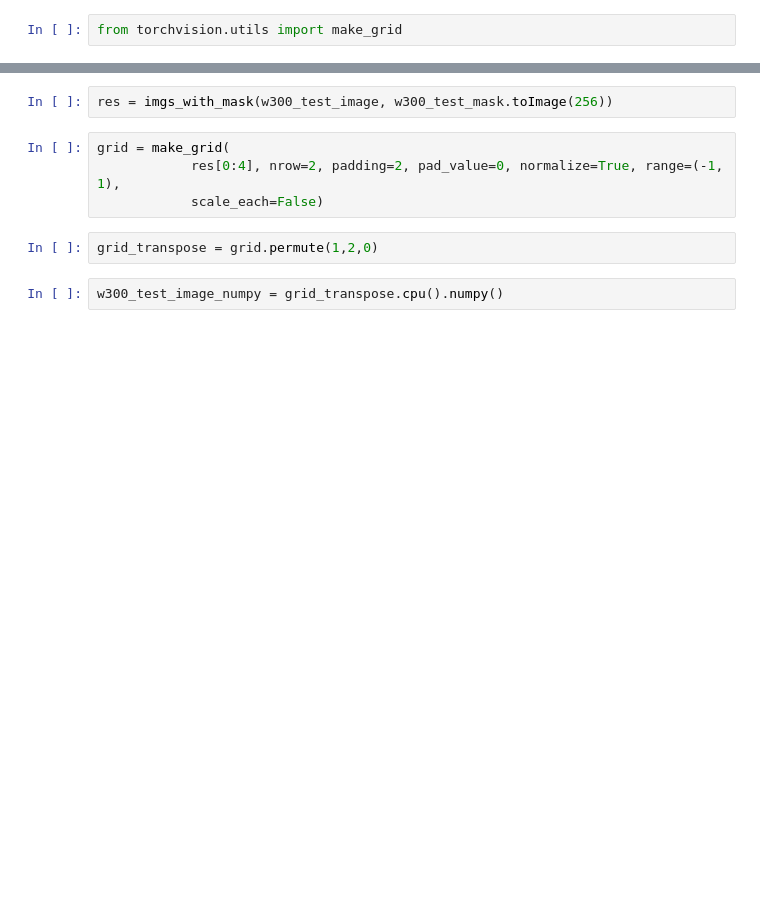
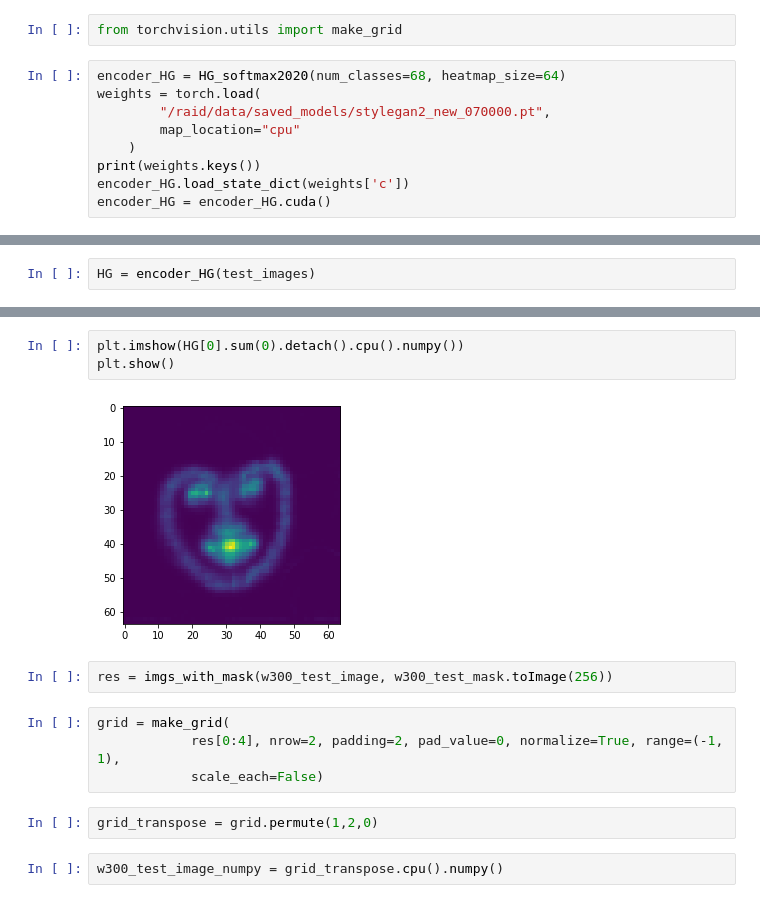
Before and after one commit to YaroslavBespalov/unsupervised_segmentation, a Jupyter notebook: examples/otrisovka.ipynb, the cells around one changed output, grey strips where cells are left out. Cells and saved outputs as stored; diff of their text form; blank space fills up the shorter version.

```diff
--- a/examples/otrisovka.ipynb
+++ b/examples/otrisovka.ipynb
@@ -58,2 +109,11 @@ w300_test_mask = ProbabilityMeasureFabric(256).from_coord_tensor(w300_test["meta
 # %%
 from torchvision.utils import make_grid
+# %%
+encoder_HG = HG_softmax2020(num_classes=68, heatmap_size=64)
+weights = torch.load(
+        "/raid/data/saved_models/stylegan2_new_070000.pt",
+        map_location="cpu"
+    )
+print(weights.keys())
+encoder_HG.load_state_dict(weights['c'])
+encoder_HG = encoder_HG.cuda()
@@ -59,0 +124,2 @@ from torchvision.utils import make_grid
+# %%
+HG = encoder_HG(test_images)
@@ -60,3 +152,8 @@ from torchvision.utils import make_grid
+# %%
+plt.imshow(HG[0].sum(0).detach().cpu().numpy())
+plt.show()
+# %% [output]
+[figure, added]
 # %%
 res = imgs_with_mask(w300_test_image, w300_test_mask.toImage(256))
 # %%
```
Also changed, not shown: parts of 14 cells of this notebook, 11 other files.
